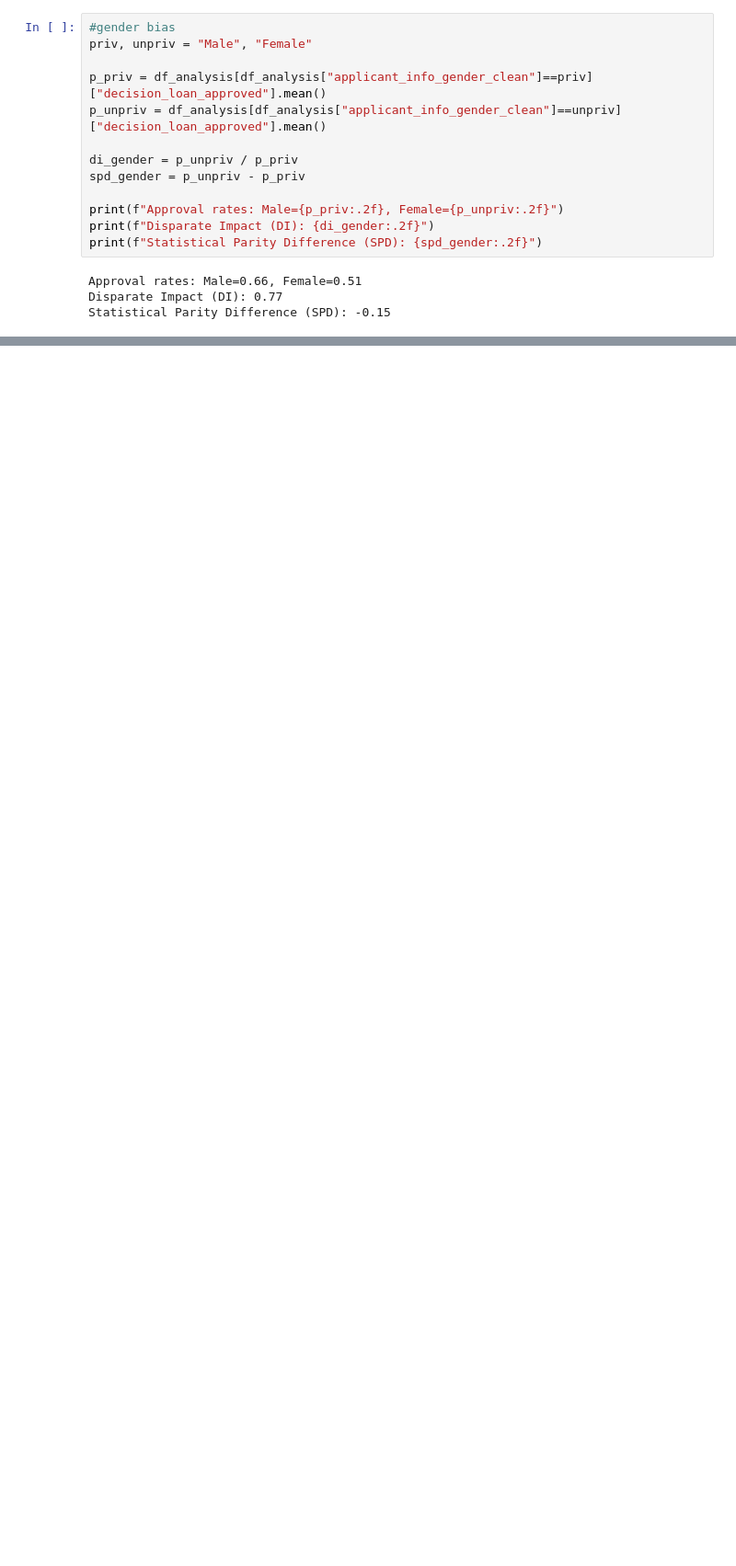
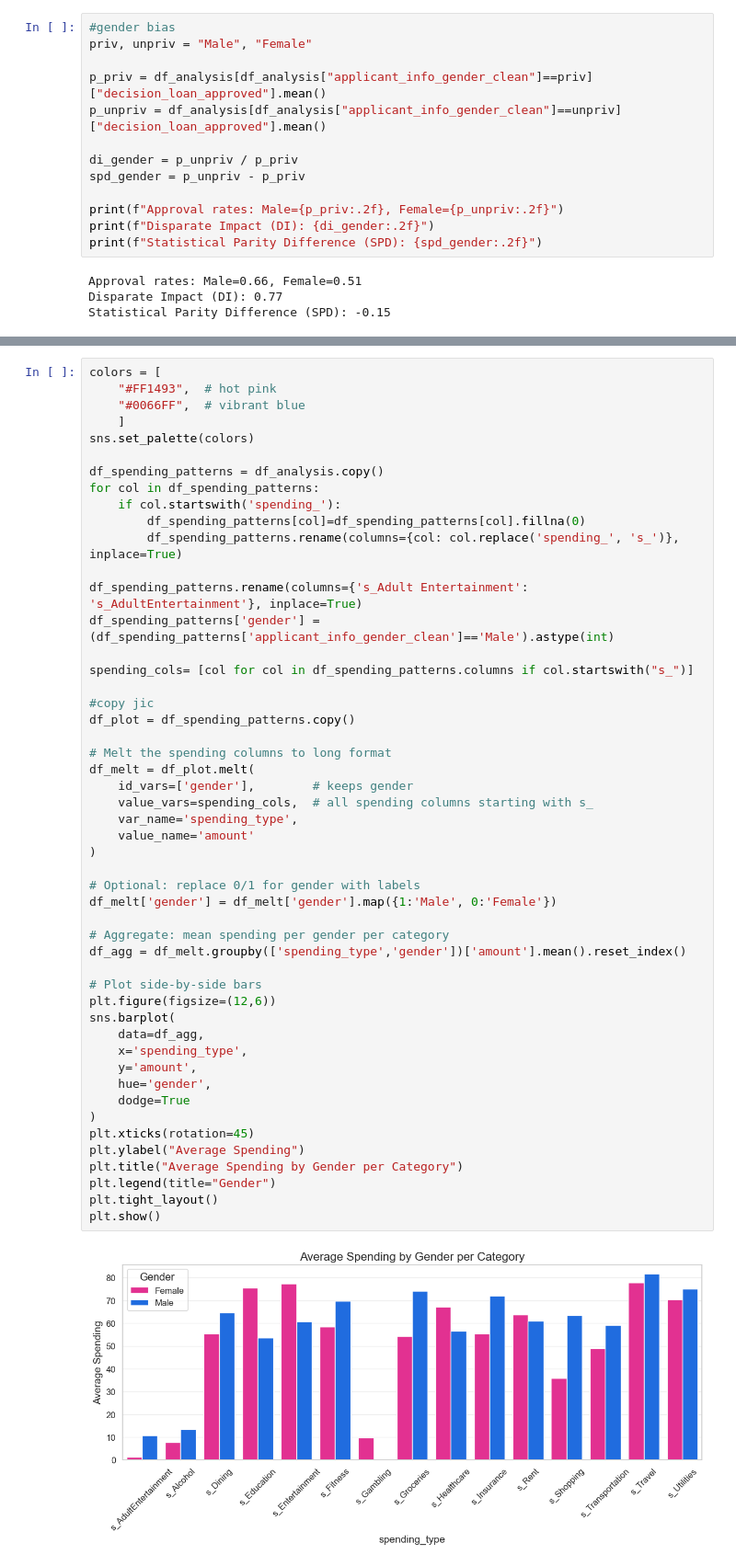
Before and after one commit to RubenVet9938/dego-project-team8, a Jupyter notebook: notebooks/02-bias-analysis.ipynb, the cells around one changed output, grey strips where cells are left out. Shown at 92% size. Saved outputs shown, nothing was run; the diff lists cells and outputs as text; blank space fills up the shorter version.

```diff
--- a/notebooks/02-bias-analysis.ipynb
+++ b/notebooks/02-bias-analysis.ipynb
@@ -408,0 +466,52 @@ len(df_analysis["applicant_info_zip_code"].unique())
+# %%
+colors = [
+    "#FF1493",  # hot pink
+    "#0066FF",  # vibrant blue
+    ]
+sns.set_palette(colors)
+
+df_spending_patterns = df_analysis.copy()
+for col in df_spending_patterns:
+    if col.startswith('spending_'):
+        df_spending_patterns[col]=df_spending_patterns[col].fillna(0)
+        df_spending_patterns.rename(columns={col: col.replace('spending_', 's_')}, inplace=True)
+
+df_spending_patterns.rename(columns={'s_Adult Entertainment': 's_AdultEntertainment'}, inplace=True)
+df_spending_patterns['gender'] = (df_spending_patterns['applicant_info_gender_clean']=='Male').astype(int)
+
+spending_cols= [col for col in df_spending_patterns.columns if col.startswith("s_")]
+
+#copy jic
+df_plot = df_spending_patterns.copy()
+
+# Melt the spending columns to long format
+df_melt = df_plot.melt(
+    id_vars=['gender'],        # keeps gender
+    value_vars=spending_cols,  # all spending columns starting with s_
+    var_name='spending_type',
+    value_name='amount'
+)
+
+# Optional: replace 0/1 for gender with labels
+df_melt['gender'] = df_melt['gender'].map({1:'Male', 0:'Female'})
+
+# Aggregate: mean spending per gender per category
+df_agg = df_melt.groupby(['spending_type','gender'])['amount'].mean().reset_index()
+
+# Plot side-by-side bars
+plt.figure(figsize=(12,6))
+sns.barplot(
+    data=df_agg,
+    x='spending_type',
+    y='amount',
+    hue='gender',
+    dodge=True
+)
+plt.xticks(rotation=45)
+plt.ylabel("Average Spending")
+plt.title("Average Spending by Gender per Category")
+plt.legend(title="Gender")
+plt.tight_layout()
+plt.show()
+# %% [output]
+[figure, added]
```
Also changed, not shown: parts of 32 cells of this notebook.
